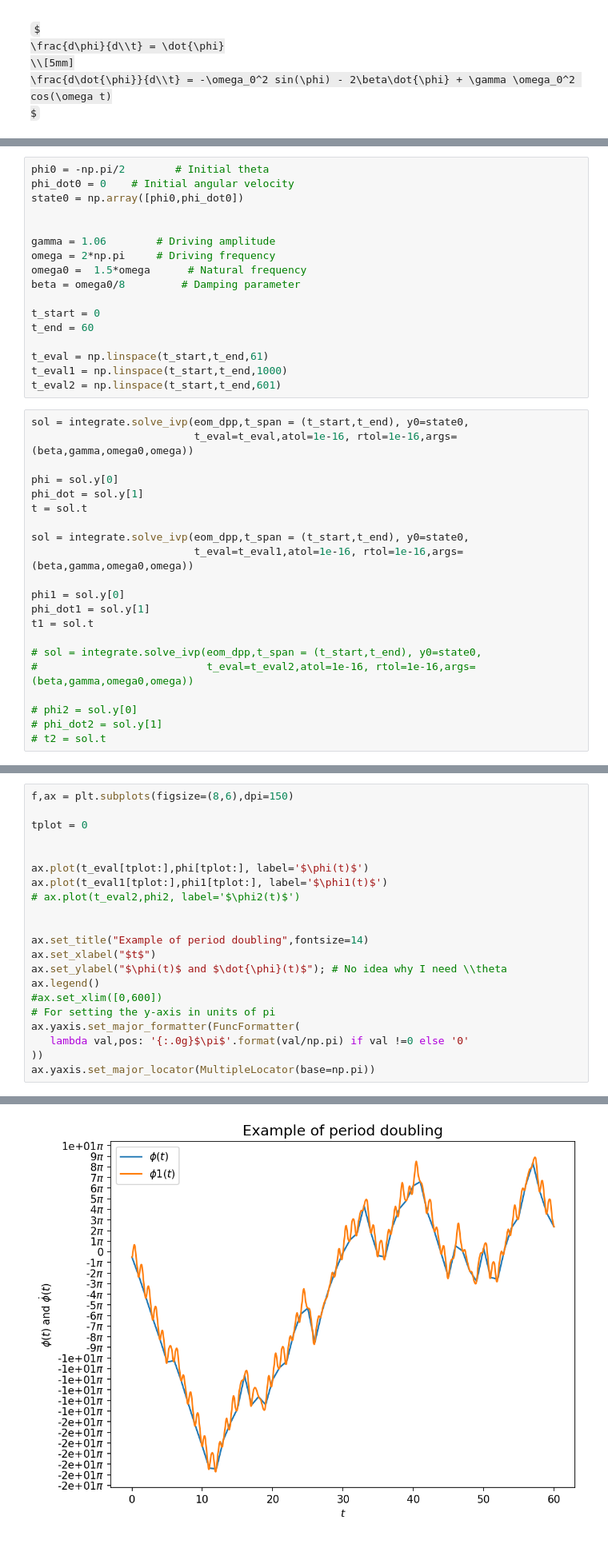
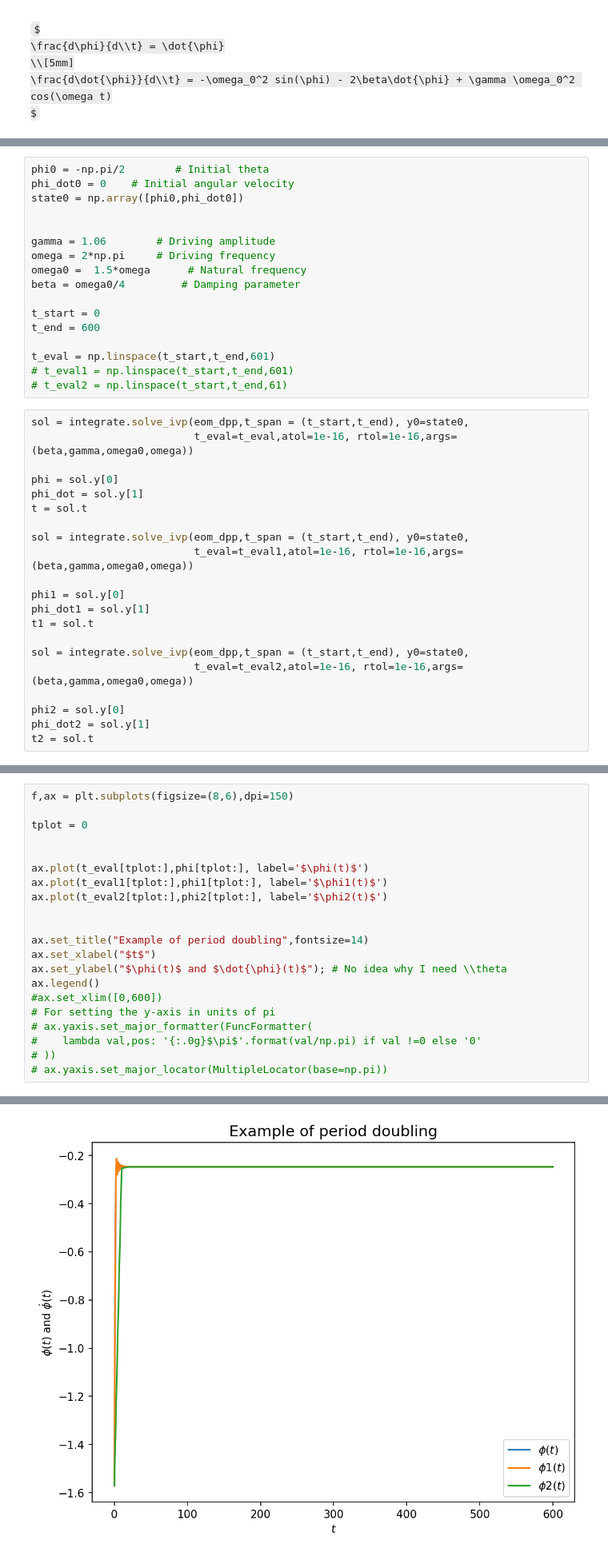
Before and after one commit to henpai91/DPP_Chaos, a Jupyter notebook: notebook.ipynb, the cells around one changed output, grey strips where cells are left out. Shown at 80% size. Cells and saved outputs as stored; diff of their text form; some formulas as TeX source.

```diff
--- a/notebook.ipynb
+++ b/notebook.ipynb
@@ -45,14 +45,14 @@ state0 = np.array([phi0,phi_dot0])
 gamma = 1.06        # Driving amplitude
 omega = 2*np.pi     # Driving frequency
 omega0 =  1.5*omega      # Natural frequency
-beta = omega0/8         # Damping parameter
+beta = omega0/4         # Damping parameter
 
 t_start = 0
-t_end = 60
+t_end = 600
 
-t_eval = np.linspace(t_start,t_end,61)
-t_eval1 = np.linspace(t_start,t_end,1000)
-t_eval2 = np.linspace(t_start,t_end,601)
+t_eval = np.linspace(t_start,t_end,601)
+# t_eval1 = np.linspace(t_start,t_end,601)
+# t_eval2 = np.linspace(t_start,t_end,61)
 # %%
 sol = integrate.solve_ivp(eom_dpp,t_span = (t_start,t_end), y0=state0,
                           t_eval=t_eval,atol=1e-16, rtol=1e-16,args=(beta,gamma,omega0,omega))
@@ -68,9 +68,9 @@ phi1 = sol.y[0]
 phi_dot1 = sol.y[1]
 t1 = sol.t
 
-# sol = integrate.solve_ivp(eom_dpp,t_span = (t_start,t_end), y0=state0,
-#                           t_eval=t_eval2,atol=1e-16, rtol=1e-16,args=(beta,gamma,omega0,omega))
+sol = integrate.solve_ivp(eom_dpp,t_span = (t_start,t_end), y0=state0,
+                          t_eval=t_eval2,atol=1e-16, rtol=1e-16,args=(beta,gamma,omega0,omega))
 
-# phi2 = sol.y[0]
-# phi_dot2 = sol.y[1]
-# t2 = sol.t
+phi2 = sol.y[0]
+phi_dot2 = sol.y[1]
+t2 = sol.t
@@ -101,7 +82,7 @@ tplot = 0
 
 ax.plot(t_eval[tplot:],phi[tplot:], label='$\phi(t)$')
 ax.plot(t_eval1[tplot:],phi1[tplot:], label='$\phi1(t)$')
-# ax.plot(t_eval2,phi2, label='$\phi2(t)$')
+ax.plot(t_eval2[tplot:],phi2[tplot:], label='$\phi2(t)$')
 
 
 ax.set_title("Example of period doubling",fontsize=14)
@@ -110,8 +91,8 @@ ax.set_ylabel("$\phi(t)$ and $\dot{\phi}(t)$"); # No idea why I need \\theta
 ax.legend()
 #ax.set_xlim([0,600])
 # For setting the y-axis in units of pi
-ax.yaxis.set_major_formatter(FuncFormatter(
-   lambda val,pos: '{:.0g}$\pi$'.format(val/np.pi) if val !=0 else '0'
-))
-ax.yaxis.set_major_locator(MultipleLocator(base=np.pi))
+# ax.yaxis.set_major_formatter(FuncFormatter(
+#    lambda val,pos: '{:.0g}$\pi$'.format(val/np.pi) if val !=0 else '0'
+# ))
+# ax.yaxis.set_major_locator(MultipleLocator(base=np.pi))
 # %% [output]
@@ -118,4 +100,4 @@ ax.yaxis.set_major_locator(MultipleLocator(base=np.pi))
-[figure, old version]
+[figure, new version]
 # %%
 f,ax = plt.subplots(figsize=(8,6),dpi=150)
 
```
Also changed, not shown: parts of 7 cells of this notebook.
